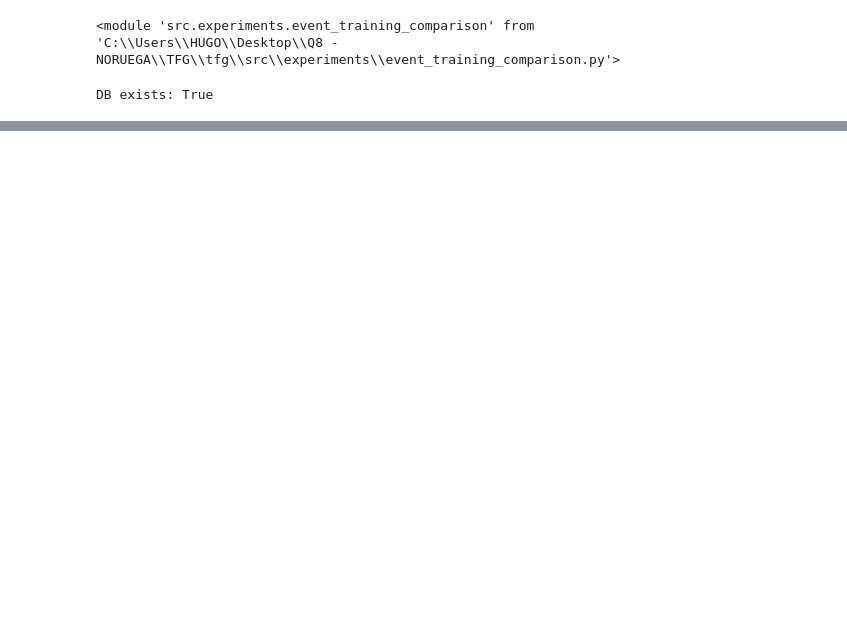
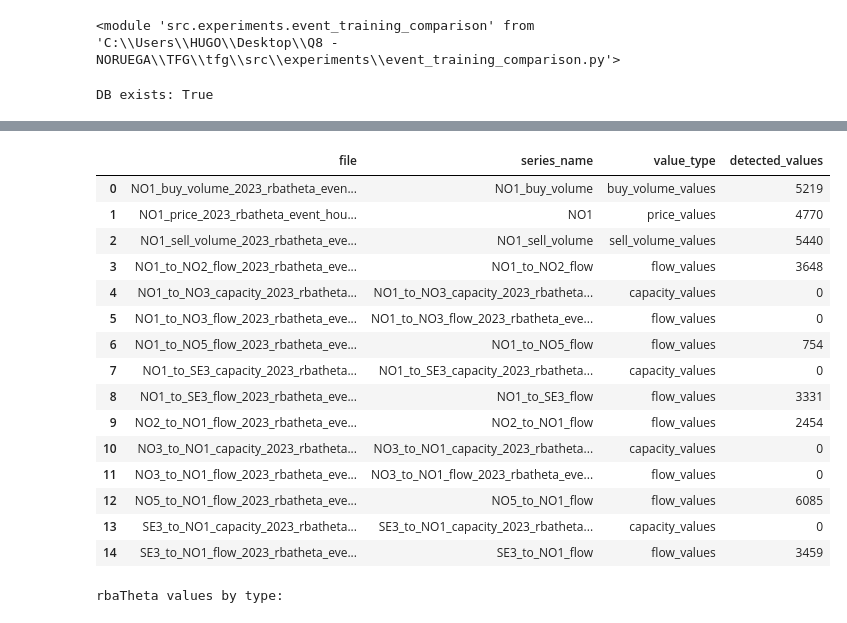
Before and after one commit to huugoox/tfg, a Jupyter notebook: notebooks/Analysis/0X_CommonModel.ipynb, the cells around one changed output, grey strips where cells are left out. Saved outputs shown, nothing was run; the diff lists cells and outputs as text; code cells hidden in the pictures; blank space fills up the shorter version.

```diff
--- a/notebooks/Analysis/0X_CommonModel.ipynb
+++ b/notebooks/Analysis/0X_CommonModel.ipynb
@@ -521,0 +983,80 @@ Saved: C:\Users\HUGO\Desktop\Q8 - NORUEGA\TFG\tfg\results\event_training_compari
+# %%
+# ============================================================
+# STEP 8 - COUNT RBA-THETA DETECTED VALUES
+# Each row = one detected value
+# ============================================================
+
+rbatheta_rows = []
+
+for path in rbatheta_event_files:
+    value_type = classify_rbatheta_file(path)
+
+    if value_type == "unknown":
+        print("Skipping unknown file:", path.name)
+        continue
+
+    df_tmp = pd.read_csv(path)
+
+    # Normalize datetime if available
+    if "datetime" in df_tmp.columns:
+        df_tmp["datetime"] = pd.to_datetime(df_tmp["datetime"], errors="coerce")
+
+        # Keep only train period, just in case
+        df_tmp = df_tmp[
+            (df_tmp["datetime"] >= pd.Timestamp(train_start))
+            & (df_tmp["datetime"] <= pd.Timestamp(train_end) + pd.Timedelta(hours=23))
+        ].copy()
+
+    # Try to identify series name
+    if "series_name" in df_tmp.columns:
+        series_name = df_tmp["series_name"].dropna().astype(str).iloc[0] if len(df_tmp) > 0 else path.stem
+    elif "zone_code" in df_tmp.columns:
+        series_name = df_tmp["zone_code"].dropna().astype(str).iloc[0] if len(df_tmp) > 0 else path.stem
+    else:
+        series_name = path.stem
+
+    # Avoid duplicate events for the same series and datetime
+    if "datetime" in df_tmp.columns:
+        n_values = (
+            df_tmp
+            .drop_duplicates(subset=["datetime"])
+            .shape[0]
+        )
+    else:
+        n_values = len(df_tmp)
+
+    rbatheta_rows.append({
+        "file": path.name,
+        "series_name": series_name,
+        "value_type": value_type,
+        "detected_values": int(n_values),
+    })
+
+rbatheta_file_counts = pd.DataFrame(rbatheta_rows)
+
+display(rbatheta_file_counts)
+
+print("rbaTheta values by type:")
+display(
+    rbatheta_file_counts
+    .groupby("value_type")["detected_values"]
+    .sum()
+)
+# %% [output]
+|  | file | series_name | value_type | detected_values |
+| 0 | NO1_buy_volume_2023_rbatheta_even... | NO1_buy_volume | buy_volume_values | 5219 |
+| 1 | NO1_price_2023_rbatheta_event_hou... | NO1 | price_values | 4770 |
+| 2 | NO1_sell_volume_2023_rbatheta_eve... | NO1_sell_volume | sell_volume_values | 5440 |
+| 3 | NO1_to_NO2_flow_2023_rbatheta_eve... | NO1_to_NO2_flow | flow_values | 3648 |
+| 4 | NO1_to_NO3_capacity_2023_rbatheta... | NO1_to_NO3_capacity_2023_rbatheta... | capacity_values | 0 |
+| 5 | NO1_to_NO3_flow_2023_rbatheta_eve... | NO1_to_NO3_flow_2023_rbatheta_eve... | flow_values | 0 |
+| 6 | NO1_to_NO5_flow_2023_rbatheta_eve... | NO1_to_NO5_flow | flow_values | 754 |
+| 7 | NO1_to_SE3_capacity_2023_rbatheta... | NO1_to_SE3_capacity_2023_rbatheta... | capacity_values | 0 |
+| 8 | NO1_to_SE3_flow_2023_rbatheta_eve... | NO1_to_SE3_flow | flow_values | 3331 |
+| 9 | NO2_to_NO1_flow_2023_rbatheta_eve... | NO2_to_NO1_flow | flow_values | 2454 |
+| 10 | NO3_to_NO1_capacity_2023_rbatheta... | NO3_to_NO1_capacity_2023_rbatheta... | capacity_values | 0 |
+| 11 | NO3_to_NO1_flow_2023_rbatheta_eve... | NO3_to_NO1_flow_2023_rbatheta_eve... | flow_values | 0 |
+| 12 | NO5_to_NO1_flow_2023_rbatheta_eve... | NO5_to_NO1_flow | flow_values | 6085 |
+| 13 | SE3_to_NO1_capacity_2023_rbatheta... | SE3_to_NO1_capacity_2023_rbatheta... | capacity_values | 0 |
+| 14 | SE3_to_NO1_flow_2023_rbatheta_eve... | SE3_to_NO1_flow | flow_values | 3459 |
+rbaTheta values by type:
```
Also changed, not shown: parts of 29 cells of this notebook.
